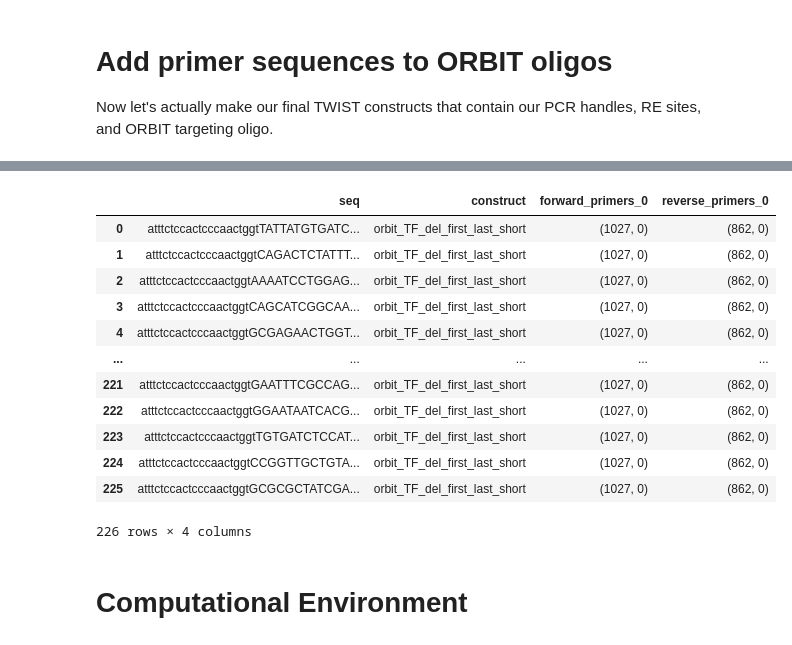
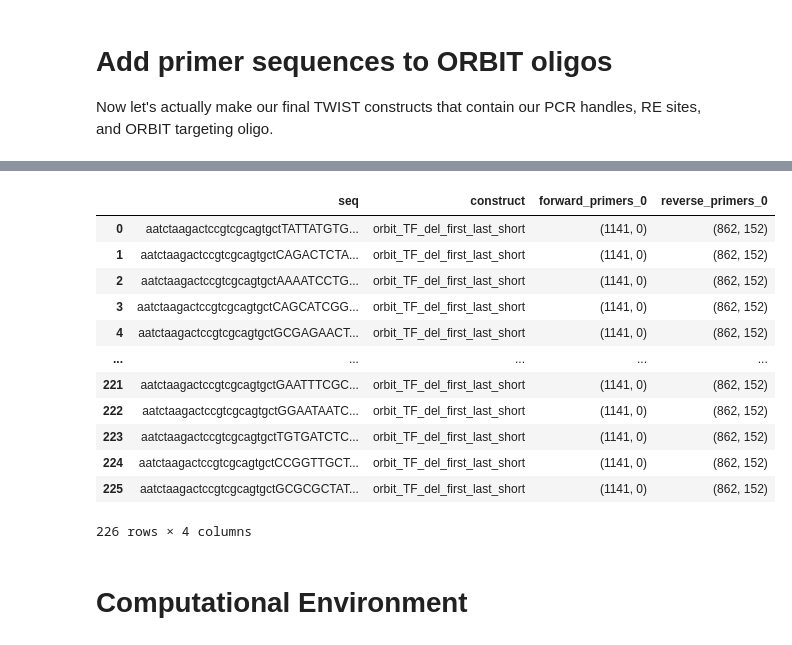
Before and after one commit to RPGroup-PBoC/Reg-Seq2, a Jupyter notebook: code/experimental_design/twist_order/orbit/twist_orbit_cloning_scheme.ipynb, the cells around one changed output, grey strips where cells are left out. Drawn from its saved outputs; the diff is of its cells as text; code cells hidden in the pictures.

```diff
--- a/code/experimental_design/twist_order/orbit/twist_orbit_cloning_scheme.ipynb
+++ b/code/experimental_design/twist_order/orbit/twist_orbit_cloning_scheme.ipynb
@@ -146,0 +120,4 @@ See the caveats in the documentation: https://pandas.pydata.org/pandas-docs/stab
+# %%
+df_fwd_BtsI = df_fwd.loc[df_fwd['fwd_seq'].str.endswith('GCAG', na = False)]
+
+df_fwd_BtsI
@@ -146,0 +136,4 @@ See the caveats in the documentation: https://pandas.pydata.org/pandas-docs/stab
+# %%
+df_fwd_BtsI['fwd_seq_full'] = df_fwd['fwd_seq'] + 'TGCT'
+
+df_fwd_BtsI
@@ -147,6 +153,6 @@ See the caveats in the documentation: https://pandas.pydata.org/pandas-docs/stab
 # %% [markdown]
 With that we can concatenate the fwd and reverse primer dataframes.
 # %%
-df_fwd_rev = pd.concat([df_fwd_BsrI.reset_index(drop = True), df_rev_DpnII[0:7].reset_index(drop = True)], axis = 1, sort = False)
+df_fwd_rev = pd.concat([df_fwd_BtsI.reset_index(drop = True), df_rev_DpnII[0:6].reset_index(drop = True)], axis = 1, sort = False)
 df_fwd_rev
 # %% [output]
@@ -161,7 +166,7 @@ df_fwd_rev
 # %% [markdown]
 And finally let's clean it up just to the sequences we will append to the beginning (`fwd_seq_t`) and end (`rev_seq_comp`) of the ORBIT oligos. In the future, we can return to this notebook to get the actual primer sequences we will use to amplify the ORBIT constructs.
 # %%
-df_fwd_rev = df_fwd_rev[['fwd_seq_t', 'rev_seq_comp', 'fwd_primer_name','rev_primer_name']]
+df_fwd_rev = df_fwd_rev[['fwd_seq_full', 'rev_seq_comp', 'fwd_primer_name','rev_primer_name']]
 
 df_fwd_rev
 # %% [output]
@@ -264,28 +272,28 @@ df_3_clean
 # %%
 ends_4 = df_fwd_rev.iloc[3,:].str.lower()
 
-df_4['seq'] = ends_4['fwd_seq_t'] + df_4['oligo'] + ends_4['rev_seq_comp']
+df_4['seq'] = ends_4['fwd_seq_full'] + df_4['oligo'] + ends_4['rev_seq_comp']
 
 df_4['construct'] = 'orbit_TF_del_first_last_short'
 
 df_4['forward_primers_0'] = [(int(ends_4['fwd_primer_name'].split('-')[1]), 0)] * len(df_4['construct'])
-df_4['reverse_primers_0'] = [(int(ends_4['rev_primer_name'].split('-')[1]), 0)] * len(df_4['construct'])
+df_4['reverse_primers_0'] = [(int(ends_4['rev_primer_name'].split('-')[1]), 152)] * len(df_4['construct'])
 
 df_4_clean = df_4[['seq','construct','forward_primers_0','reverse_primers_0']]
 df_4_clean
 # %% [output]
 |  | seq | construct | forward_primers_0 | reverse_primers_0 |
-| 0 | atttctccactcccaactggtTATTATGTGATC... | orbit_TF_del_first_last_short | (1027, 0) | (862, 0) |
-| 1 | atttctccactcccaactggtCAGACTCTATTT... | orbit_TF_del_first_last_short | (1027, 0) | (862, 0) |
-| 2 | atttctccactcccaactggtAAAATCCTGGAG... | orbit_TF_del_first_last_short | (1027, 0) | (862, 0) |
-| 3 | atttctccactcccaactggtCAGCATCGGCAA... | orbit_TF_del_first_last_short | (1027, 0) | (862, 0) |
-| 4 | atttctccactcccaactggtGCGAGAACTGGT... | orbit_TF_del_first_last_short | (1027, 0) | (862, 0) |
+| 0 | aatctaagactccgtcgcagtgctTATTATGTG... | orbit_TF_del_first_last_short | (1141, 0) | (862, 152) |
+| 1 | aatctaagactccgtcgcagtgctCAGACTCTA... | orbit_TF_del_first_last_short | (1141, 0) | (862, 152) |
+| 2 | aatctaagactccgtcgcagtgctAAAATCCTG... | orbit_TF_del_first_last_short | (1141, 0) | (862, 152) |
+| 3 | aatctaagactccgtcgcagtgctCAGCATCGG... | orbit_TF_del_first_last_short | (1141, 0) | (862, 152) |
+| 4 | aatctaagactccgtcgcagtgctGCGAGAACT... | orbit_TF_del_first_last_short | (1141, 0) | (862, 152) |
 | ... | ... | ... | ... | ... |
-| 221 | atttctccactcccaactggtGAATTTCGCCAG... | orbit_TF_del_first_last_short | (1027, 0) | (862, 0) |
-| 222 | atttctccactcccaactggtGGAATAATCACG... | orbit_TF_del_first_last_short | (1027, 0) | (862, 0) |
-| 223 | atttctccactcccaactggtTGTGATCTCCAT... | orbit_TF_del_first_last_short | (1027, 0) | (862, 0) |
-| 224 | atttctccactcccaactggtCCGGTTGCTGTA... | orbit_TF_del_first_last_short | (1027, 0) | (862, 0) |
-| 225 | atttctccactcccaactggtGCGCGCTATCGA... | orbit_TF_del_first_last_short | (1027, 0) | (862, 0) |
+| 221 | aatctaagactccgtcgcagtgctGAATTTCGC... | orbit_TF_del_first_last_short | (1141, 0) | (862, 152) |
+| 222 | aatctaagactccgtcgcagtgctGGAATAATC... | orbit_TF_del_first_last_short | (1141, 0) | (862, 152) |
+| 223 | aatctaagactccgtcgcagtgctTGTGATCTC... | orbit_TF_del_first_last_short | (1141, 0) | (862, 152) |
+| 224 | aatctaagactccgtcgcagtgctCCGGTTGCT... | orbit_TF_del_first_last_short | (1141, 0) | (862, 152) |
+| 225 | aatctaagactccgtcgcagtgctGCGCGCTAT... | orbit_TF_del_first_last_short | (1141, 0) | (862, 152) |
 226 rows × 4 columns
 # %%
 df_1_clean.to_csv("../../../../data/twist_order/twist_orbit_TF_del_first_last_short.csv")
```
Also changed, not shown: parts of 16 cells of this notebook, 7 other files.
